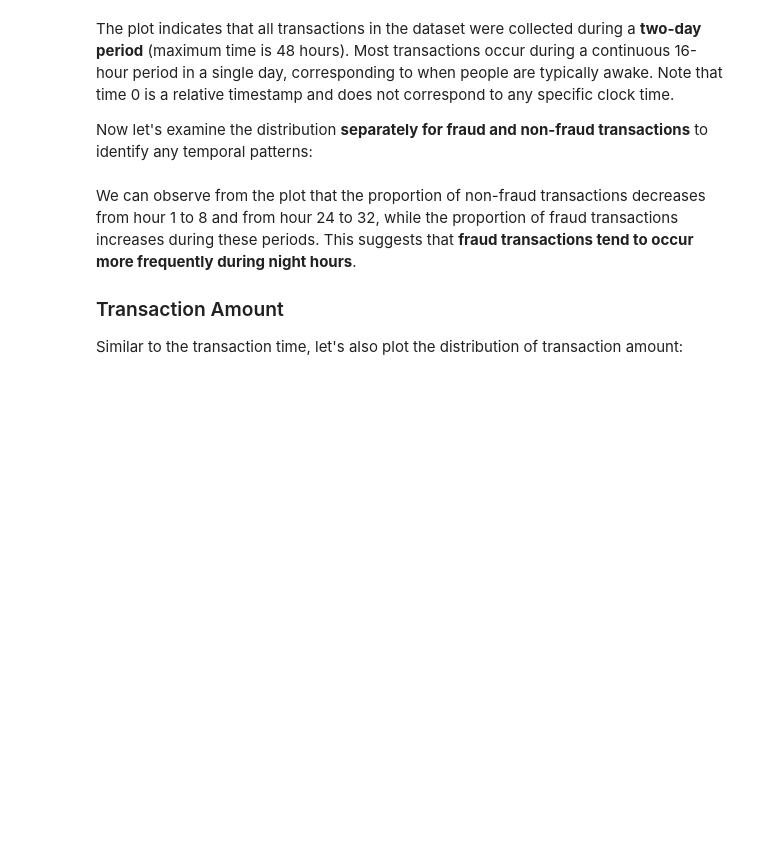
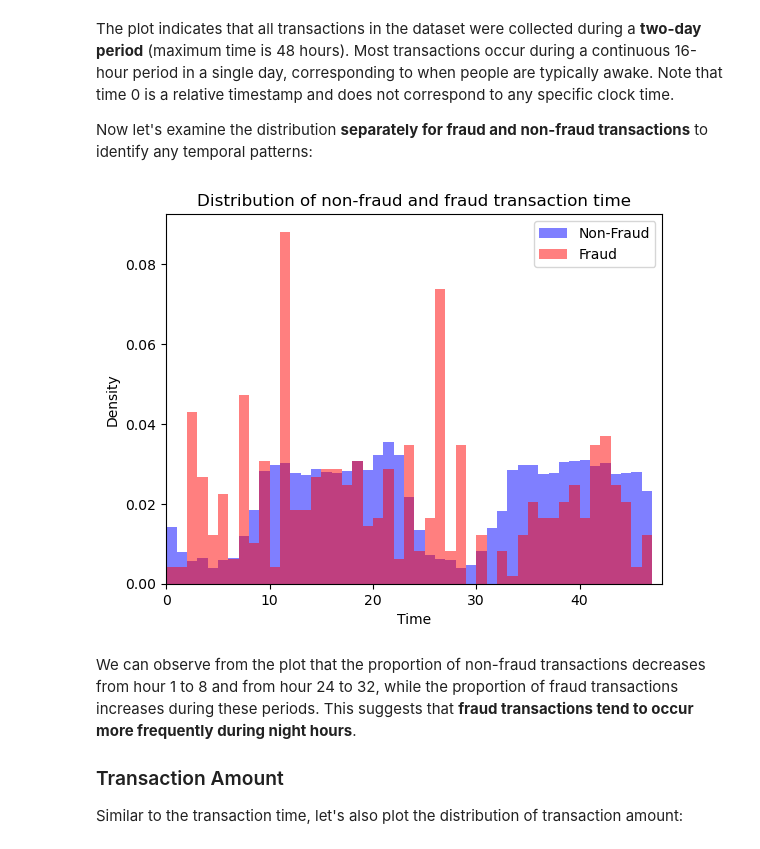
Before and after one commit to arpankap/EE-467, a Jupyter notebook: Lab-5/lab_5_student_20260209.ipynb, the cells around one changed output. Drawn from its saved outputs; the diff is of its cells as text; code cells hidden in the pictures; blank space fills up the shorter version.

```diff
--- a/Lab-5/lab_5_student_20260209.ipynb
+++ b/Lab-5/lab_5_student_20260209.ipynb
@@ -147,23 +168,32 @@ Now let's examine the distribution **separately for fraud and non-fraud transact
 # %%
 import numpy as np
 
 # Fraud and non-fraud transactions
 df_nonfraud = df[df["Class"]==0]
 df_fraud = df[df["Class"]==1]
 
 # X-axis of the transaction time plot
 bins = np.arange(48)
 # Transaction time for fraud and non-fraud transactions (in hours)
 time_nonfraud = df_nonfraud["Time"]/(60*60)
 time_fraud = df_fraud["Time"]/(60*60)
 
 ## [ TODO ]
 # Plot transaction time distribution of fraud and non-fraud transactions SEPARATELY
 # (Caution: plot the percentiles (NOT amount) for each range)
 # (Hint: use `plt.hist` to plot; set fraud and non-fraud series to differnent colors and increase transparency)
-raise NotImplementedError
+plt.hist(time_nonfraud, bins, density=True, label="Non-Fraud", color='b', alpha=0.5)
+plt.hist(time_fraud, bins, density=True, label="Fraud", color='r', alpha=0.5)
+plt.xlabel('Time')
+plt.ylabel('Density')
+plt.title('Distribution of non-fraud and fraud transaction time')
+plt.xlim(time_nonfraud.min(), time_nonfraud.max())
+plt.legend()
+
 
 plt.show()
+# %% [output]
+[figure, added]
 # %% [markdown]
 We can observe from the plot that the proportion of non-fraud transactions decreases from hour 1 to 8 and from hour 24 to 32, while the proportion of fraud transactions increases during these periods. This suggests that **fraud transactions tend to occur more frequently during night hours**.
 
```
Also changed, not shown: parts of 10 cells of this notebook.
